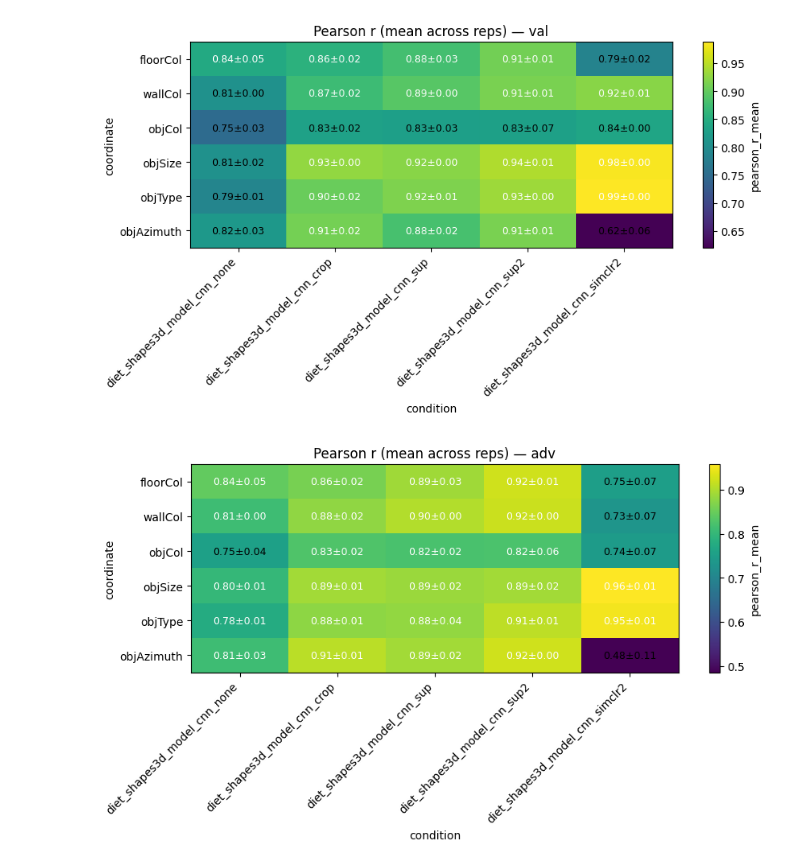
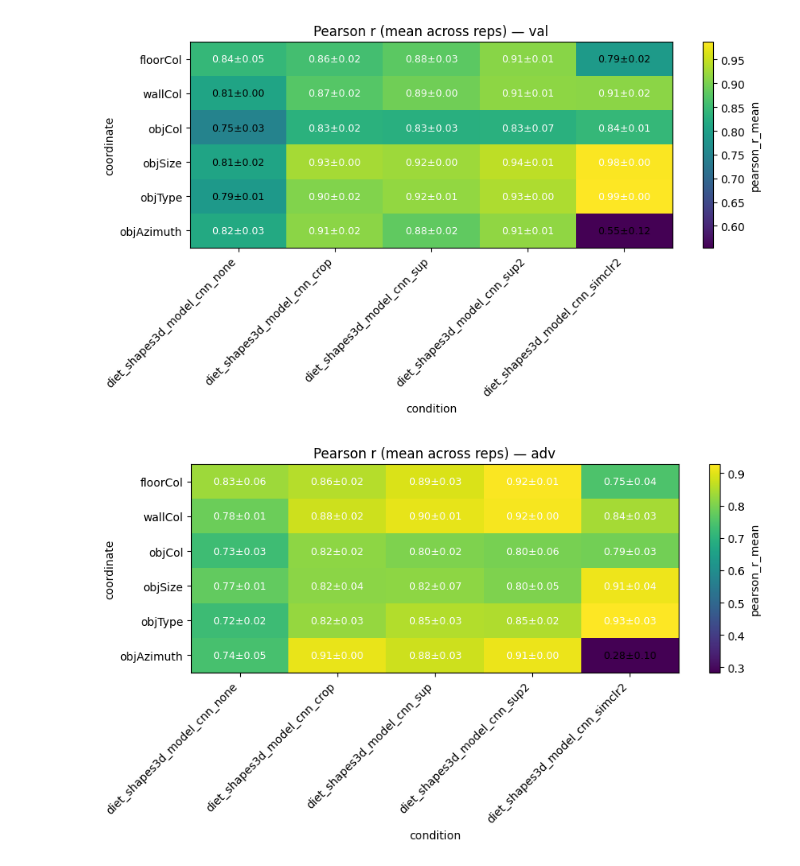
Before and after one commit to miguelmartins/csi-robustness, a Jupyter notebook: dsprites_shapes3d.ipynb, the cells around one changed output. Drawn from its saved outputs; the diff is of its cells as text; code cells hidden in the pictures.

```diff
--- a/dsprites_shapes3d.ipynb
+++ b/dsprites_shapes3d.ipynb
@@ -20,7 +20,7 @@ import matplotlib.pyplot as plt
 ds = "shapes3d"  # dataset tag used in filenames / condition names
 
 ROOT = Path(".")  # change if needed
-GLOB_PATTERN = f"**/logs_2/*{ds}*/identifiability.txt"
+GLOB_PATTERN = f"**/logs_pgd/*{ds}*/pgd.txt"
 
 ANNOTATE_STYLE = "mean±std"  # "mean" or "mean±std"
 TEXT_DECIMALS = 2
@@ -254,2 +254,2 @@ for sp in ["train", "val", "adv"]:
-[figure, old version]
+[figure, new version]
-[figure, old version]
+[figure, new version]
```
Also changed, not shown: parts of 8 cells of this notebook, 6 other files.
